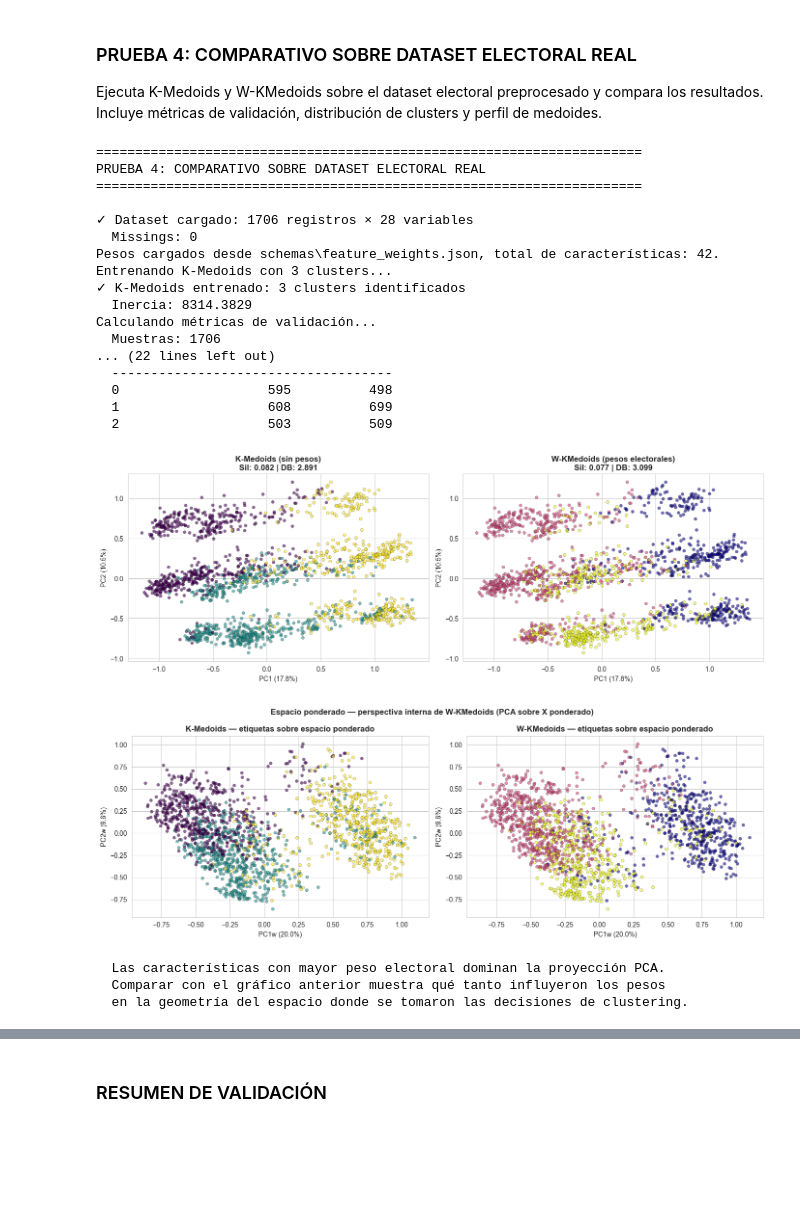
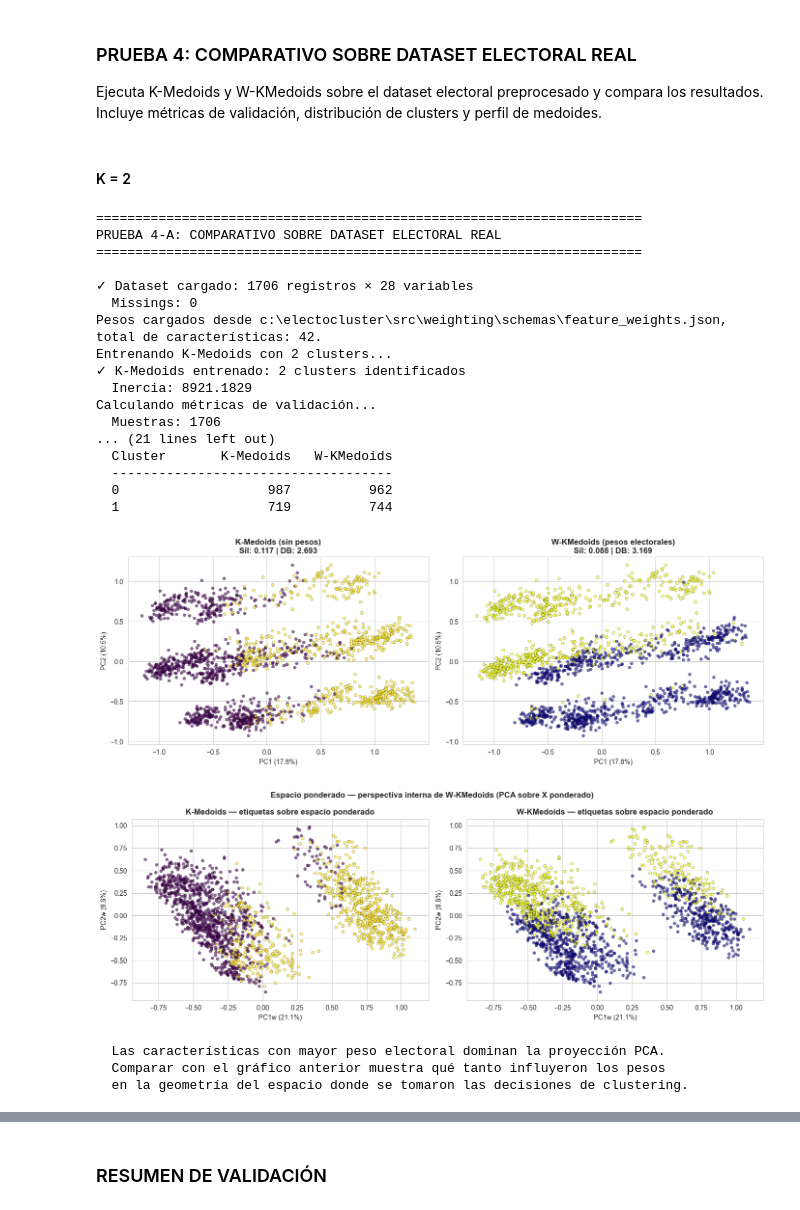
Before and after one commit to PHansLM/electocluster, a Jupyter notebook: notebooks/iteration3/03_wkmedoids_validacion.ipynb, the cells around one changed output, grey strips where cells are left out. Drawn from its saved outputs; the diff is of its cells as text; code cells hidden in the pictures; blank space fills up the shorter version.

```diff
--- a/notebooks/iteration3/03_wkmedoids_validacion.ipynb
+++ b/notebooks/iteration3/03_wkmedoids_validacion.ipynb
@@ -399,9 +399,11 @@ Pesos cargados desde C:\Users\pabli\AppData\Local\Temp\tmpnagz7qpn.json, total d
 # %% [markdown]
 ### PRUEBA 4: COMPARATIVO SOBRE DATASET ELECTORAL REAL
 Ejecuta K-Medoids y W-KMedoids sobre el dataset electoral preprocesado y compara los resultados. Incluye métricas de validación, distribución de clusters y perfil de medoides.
+# %% [markdown]
+#### K = 2
 # %%
 print('\n' + '='*70)
-print('PRUEBA 4: COMPARATIVO SOBRE DATASET ELECTORAL REAL')
+print('PRUEBA 4-A: COMPARATIVO SOBRE DATASET ELECTORAL REAL')
 print('='*70)
 
 # Cargar dataset preprocesado
@@ -416,28 +418,28 @@ wm_electoral = WeightManager()
 # Nota: Numero de clusters elegido es 3 para probar
 
 # K-Medoids tradicional
-km_p4 = KMedoids(n_clusters=3, random_state=42)
-km_p4.fit(df_electoral)
-metrics_km_p4 = calculate_metrics(df_electoral, km_p4.labels_)
+km_p4A = KMedoids(n_clusters=2, random_state=42)
+km_p4A.fit(df_electoral)
+metrics_km_p4A = calculate_metrics(df_electoral, km_p4A.labels_)
 
 # W-KMedoids
-wkm_p4 = WKMedoids(n_clusters=3, random_state=42, weight_manager=wm_electoral)
-wkm_p4.fit(df_electoral)
-metrics_wkm_p4 = calculate_metrics(df_electoral, wkm_p4.labels_)
+wkm_p4A = WKMedoids(n_clusters=2, random_state=42, weight_manager=wm_electoral)
+wkm_p4A.fit(df_electoral)
+metrics_wkm_p4A = calculate_metrics(df_electoral, wkm_p4A.labels_)
 
 # Tabla comparativa de métricas
 print(f'\n✓ MÉTRICAS DE VALIDACIÓN:')
 print(f"  {'Algoritmo':<30} {'Silhouette':>12} {'Davies-Bouldin':>16} {'Calinski-H':>14}")
 print(f"  {'-'*74}")
-print(f"  {'K-Medoids (sin pesos)':<30} {metrics_km_p4['silhouette']:>12.4f} {metrics_km_p4['davies_bouldin']:>16.4f} {metrics_km_p4['calinski_harabasz']:>14.4f}")
-print(f"  {'W-KMedoids (con pesos)':<30} {metrics_wkm_p4['silhouette']:>12.4f} {metrics_wkm_p4['davies_bouldin']:>16.4f} {metrics_wkm_p4['calinski_harabasz']:>14.4f}")
+print(f"  {'K-Medoids (sin pesos)':<30} {metrics_km_p4A['silhouette']:>12.4f} {metrics_km_p4A['davies_bouldin']:>16.4f} {metrics_km_p4A['calinski_harabasz']:>14.4f}")
+print(f"  {'W-KMedoids (con pesos)':<30} {metrics_wkm_p4A['silhouette']:>12.4f} {metrics_wkm_p4A['davies_bouldin']:>16.4f} {metrics_wkm_p4A['calinski_harabasz']:>14.4f}")
 
 
 
 # Distribución de clusters
 print(f'\n✓ DISTRIBUCIÓN DE CLUSTERS:')
-dist_km  = pd.Series(km_p4.labels_).value_counts().sort_index()
-dist_wkm = pd.Series(wkm_p4.labels_).value_counts().sort_index()
+dist_km  = pd.Series(km_p4A.labels_).value_counts().sort_index()
+dist_wkm = pd.Series(wkm_p4A.labels_).value_counts().sort_index()
 
 print(f"  {'Cluster':<10} {'K-Medoids':>12} {'W-KMedoids':>12}")
 print(f"  {'-'*36}")
@@ -452,15 +454,15 @@ X_2d_p4 = pca_p4.fit_transform(df_electoral)
 
 fig, axes = plt.subplots(1, 2, figsize=(14, 5))
 
-axes[0].scatter(X_2d_p4[:, 0], X_2d_p4[:, 1], c=km_p4.labels_, cmap='viridis',
+axes[0].scatter(X_2d_p4[:, 0], X_2d_p4[:, 1], c=km_p4A.labels_, cmap='viridis',
                 alpha=0.6, s=20, edgecolors='black', linewidth=0.3)
-axes[0].set_title(f'K-Medoids (sin pesos)\nSil: {metrics_km_p4["silhouette"]:.3f} | DB: {metrics_km_p4["davies_bouldin"]:.3f}', fontweight='bold')
+axes[0].set_title(f'K-Medoids (sin pesos)\nSil: {metrics_km_p4A["silhouette"]:.3f} | DB: {metrics_km_p4A["davies_bouldin"]:.3f}', fontweight='bold')
 axes[0].set_xlabel(f'PC1 ({pca_p4.explained_variance_ratio_[0]*100:.1f}%)')
 axes[0].set_ylabel(f'PC2 ({pca_p4.explained_variance_ratio_[1]*100:.1f}%)')
 
-axes[1].scatter(X_2d_p4[:, 0], X_2d_p4[:, 1], c=wkm_p4.labels_, cmap='plasma',
+axes[1].scatter(X_2d_p4[:, 0], X_2d_p4[:, 1], c=wkm_p4A.labels_, cmap='plasma',
                 alpha=0.6, s=20, edgecolors='black', linewidth=0.3)
-axes[1].set_title(f'W-KMedoids (pesos electorales)\nSil: {metrics_wkm_p4["silhouette"]:.3f} | DB: {metrics_wkm_p4["davies_bouldin"]:.3f}', fontweight='bold')
+axes[1].set_title(f'W-KMedoids (pesos electorales)\nSil: {metrics_wkm_p4A["silhouette"]:.3f} | DB: {metrics_wkm_p4A["davies_bouldin"]:.3f}', fontweight='bold')
 axes[1].set_xlabel(f'PC1 ({pca_p4.explained_variance_ratio_[0]*100:.1f}%)')
 axes[1].set_ylabel(f'PC2 ({pca_p4.explained_variance_ratio_[1]*100:.1f}%)')
 
@@ -477,46 +479,46 @@ X_2d_p4w = pca_p4w.fit_transform(df_electoral_weighted)
 
 fig2, axes2 = plt.subplots(1, 2, figsize=(14, 5))
 fig2.suptitle('Espacio ponderado — perspectiva interna de W-KMedoids (PCA sobre X ponderado)',
               fontweight='bold', fontsize=12)
 
-axes2[0].scatter(X_2d_p4w[:, 0], X_2d_p4w[:, 1], c=km_p4.labels_, cmap='viridis',
+axes2[0].scatter(X_2d_p4w[:, 0], X_2d_p4w[:, 1], c=km_p4A.labels_, cmap='viridis',
                 alpha=0.6, s=20, edgecolors='black', linewidth=0.3)
 axes2[0].set_title(f'K-Medoids — etiquetas sobre espacio ponderado', fontweight='bold')
 axes2[0].set_xlabel(f'PC1w ({pca_p4w.explained_variance_ratio_[0]*100:.1f}%)')
 axes2[0].set_ylabel(f'PC2w ({pca_p4w.explained_variance_ratio_[1]*100:.1f}%)')
 
-axes2[1].scatter(X_2d_p4w[:, 0], X_2d_p4w[:, 1], c=wkm_p4.labels_, cmap='plasma',
+axes2[1].scatter(X_2d_p4w[:, 0], X_2d_p4w[:, 1], c=wkm_p4A.labels_, cmap='plasma',
                 alpha=0.6, s=20, edgecolors='black', linewidth=0.3)
 axes2[1].set_title(f'W-KMedoids — etiquetas sobre espacio ponderado', fontweight='bold')
 axes2[1].set_xlabel(f'PC1w ({pca_p4w.explained_variance_ratio_[0]*100:.1f}%)')
 axes2[1].set_ylabel(f'PC2w ({pca_p4w.explained_variance_ratio_[1]*100:.1f}%)')
 
 plt.tight_layout()
 plt.show()
 
 print('  Las características con mayor peso electoral dominan la proyección PCA.')
 print('  Comparar con el gráfico anterior muestra qué tanto influyeron los pesos')
 print('  en la geometría del espacio donde se tomaron las decisiones de clustering.')
 # %% [output]
 ======================================================================
-PRUEBA 4: COMPARATIVO SOBRE DATASET ELECTORAL REAL
+PRUEBA 4-A: COMPARATIVO SOBRE DATASET ELECTORAL REAL
 ======================================================================
 
 ✓ Dataset cargado: 1706 registros × 28 variables
   Missings: 0
-Pesos cargados desde schemas\feature_weights.json, total de características: 42.
-Entrenando K-Medoids con 3 clusters...
-✓ K-Medoids entrenado: 3 clusters identificados
-  Inercia: 8314.3829
+Pesos cargados desde c:\electocluster\src\weighting\schemas\feature_weights.json, total de características: 42.
+Entrenando K-Medoids con 2 clusters...
+✓ K-Medoids entrenado: 2 clusters identificados
+  Inercia: 8921.1829
 Calculando métricas de validación...
   Muestras: 1706
-... (22 lines left out)
+... (21 lines left out)
+  Cluster       K-Medoids   W-KMedoids
   ------------------------------------
-  0                   595          498
-  1                   608          699
-  2                   503          509
+  0                   987          962
+  1                   719          744
-[figure, old version]
+[figure, new version]
-[figure, old version]
+[figure, new version]
   Las características con mayor peso electoral dominan la proyección PCA.
   Comparar con el gráfico anterior muestra qué tanto influyeron los pesos
   en la geometría del espacio donde se tomaron las decisiones de clustering.
```
Also changed, not shown: parts of 7 cells of this notebook, 7 other files.
